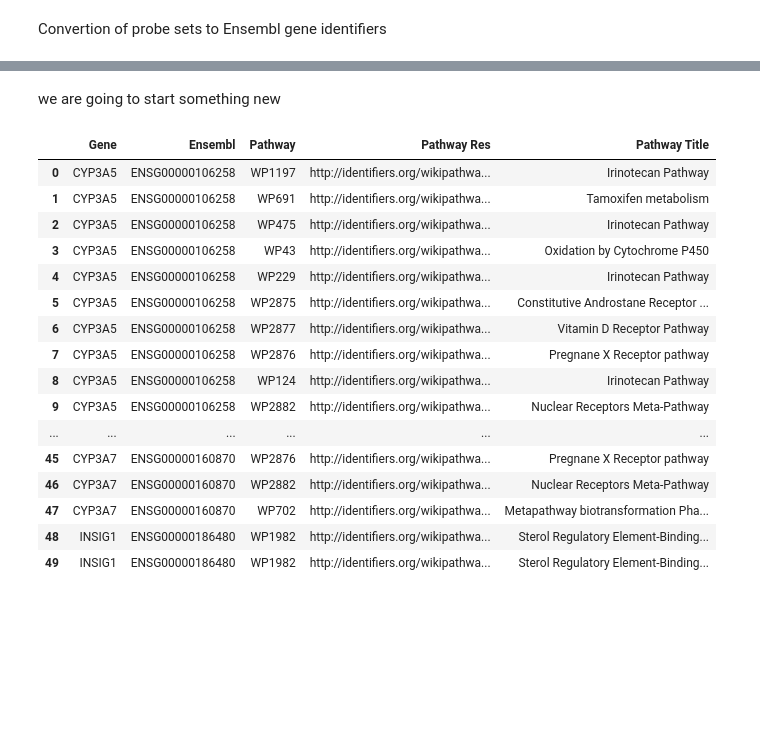
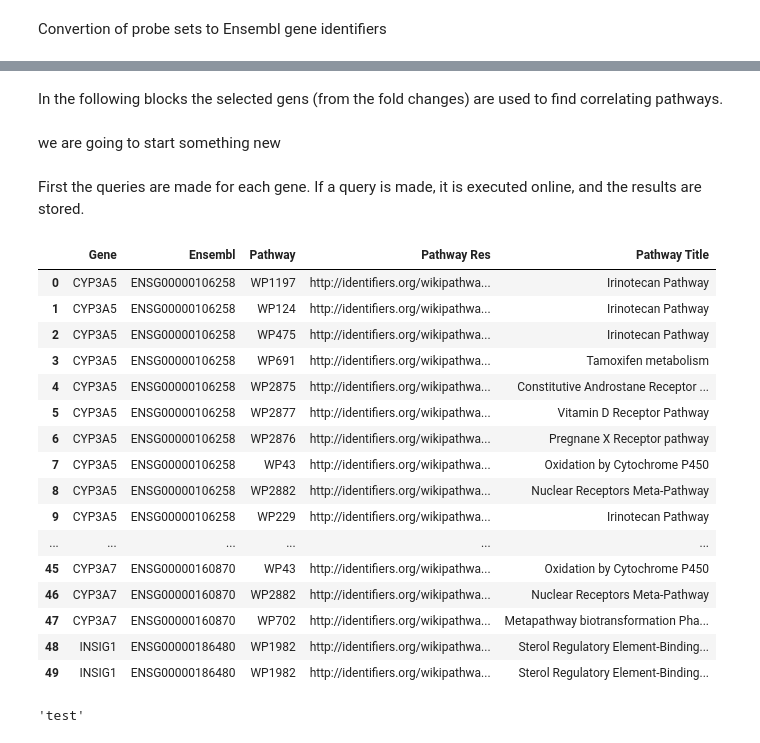
Before and after one commit to OpenRiskNet/notebooks, a Jupyter notebook: BridgeDb/DataCure+AOPlink2.ipynb, the cells around one changed output, grey strips where cells are left out. Cells and saved outputs as stored; diff of their text form; code cells hidden in the pictures; blank space fills up the shorter version.

Commit message:
test differences in jupyter notebook and github

```diff
--- a/BridgeDb/DataCure+AOPlink2.ipynb
+++ b/BridgeDb/DataCure+AOPlink2.ipynb
@@ -27,0 +25,5 @@ explanation about the working code
+# %%
+"""This set, contains the chemical names of the compound that are used in this notebook.
+To research different compounds, you need to change the names.
+"""
+compoundset = {'paracetamol', 'acetominophen', 'methapyrilene', 'phenylbutazone', 'simvastatin', 'valproic acid'}
@@ -110,13 +119,22 @@ bar
 # %%
-# Again contact is maid with Tagates to get more information from the samples.
+# Again contact is maid with "TGGATES" to get more information from the samples.
+
+
+#  The important variable "foldchanges" (which will be used till the last coding block) is made.
 foldchanges = pandas.DataFrame
-for sample in samples["samples"]:  # type: TODO:aanpasen
+
+
+for sample in samples["samples"]:
     sampleId = sample["sampleId"]
-    sampleName = sample["compoundName"]+"\n"+sample["sampleId"]
+    sampleName = sample["compoundName"] + "\n" + sample["sampleId"]
     r3 = requests.get(tggatesconvert+'results',
                       params={'limit': 'none', 'sampleIdFilter': sampleId,
-                              'valueTypeFilter': 'log2fold', 'pValueMax': '0.1'})
+                              'valueTypeFilter': 'log2fold', 'pValueMax': '0.1'})  # The query is execute.
 
+    """The  status code of the query is checked,
+    and a temporarily data frame ("df") is created,
+    to store the results of the query.
+    """
     df = None
     if r3.status_code == 200:
         data = r3.json()
@@ -127,6 +145,7 @@ for sample in samples["samples"]:  # type: TODO:aanpasen
         print("samples has not been created, because the TGGATES Status code was not 200. The code will now exit.")
         exit(1)
 
+    # Every Temporarily data frame is added to  "foldchanges".
     if foldchanges.empty:
         foldchanges = df
     else:
@@ -193,5 +215,7 @@ foldchanges
 | 6991 | 201627_s_at | 2.507150 | 2.567229 | 2.178763 | 2.132357 | ... |
 | 6993 | 201625_s_at | 2.420876 | 2.454265 | 2.004699 | 2.082050 | ... |
 | 7752 | 1553583_a_at | 2.051275 | 1.912558 | 2.909327 | 3.048076 | ... |
+# %% [markdown]
+In the following blocks the selected gens (from the fold changes) are used to find correlating pathways.
 # %% [markdown]
 we are going to start something new
@@ -200,50 +225,57 @@ sparql = SPARQLWrapper("http://sparql.wikipathways.org")
+# %% [markdown]
+First the queries are made for each gene. If a query is made, it is executed online, and the results are stored.
 # %%
+# This is the creation of a data frame to store and represent data created in this coding block.
 pathways = pandas.DataFrame(columns=['Gene', 'Ensembl', 'Pathway', 'Pathway Res', 'Pathway Title'])
 
-genes = foldchanges['Ensembl']
+genes = foldchanges['Ensembl']  # Here we continue with the "foldchanges".
+results = None
 for gene in genes:
+    # Here the queries are made en the results are stored in "results".
     pathwayQuery = '''
       SELECT DISTINCT ?ensembl ?pathwayRes (str(?wpid) as ?pathway) (str(?title) as ?pathwayTitle)
       WHERE {{
         ?gene a wp:GeneProduct ;
           dcterms:identifier ?id ;
           dcterms:isPartOf ?pathwayRes ;
           wp:bdbEnsembl <http://identifiers.org/ensembl/{0}> .
         ?pathwayRes a wp:Pathway ;
           dcterms:identifier ?wpid ;
           dc:title ?title .
         BIND ( "{0}" AS ?ensembl )
       }}
     '''.format(gene)
     sparql.setQuery(pathwayQuery)
-    sparql.setReturnFormat(JSON)
+    sparql.setReturnFormat(JSON)  # Here the queries are made en the results are stored in "results".
     results = sparql.query().convert()
 
     for result in results["results"]["bindings"]:
         pathways = pathways.append({
             'Gene': foldchanges.loc[foldchanges['Ensembl'] == gene].iloc[0]["HGNC"],
             'Ensembl': result["ensembl"]["value"],
             'Pathway': result["pathway"]["value"],
             'Pathway Res': result["pathwayRes"]["value"],
             'Pathway Title': result["pathwayTitle"]["value"],
         }, ignore_index=True)
-
-pathways
 # %% [output]
 |  | Gene | Ensembl | Pathway | Pathway Res | Pathway Title |
 | 0 | CYP3A5 | ENSG00000106258 | WP1197 | http://identifiers.org/wikipathwa... | Irinotecan Pathway |
-| 1 | CYP3A5 | ENSG00000106258 | WP691 | http://identifiers.org/wikipathwa... | Tamoxifen metabolism |
+| 1 | CYP3A5 | ENSG00000106258 | WP124 | http://identifiers.org/wikipathwa... | Irinotecan Pathway |
 | 2 | CYP3A5 | ENSG00000106258 | WP475 | http://identifiers.org/wikipathwa... | Irinotecan Pathway |
-| 3 | CYP3A5 | ENSG00000106258 | WP43 | http://identifiers.org/wikipathwa... | Oxidation by Cytochrome P450 |
-| 4 | CYP3A5 | ENSG00000106258 | WP229 | http://identifiers.org/wikipathwa... | Irinotecan Pathway |
-| 5 | CYP3A5 | ENSG00000106258 | WP2875 | http://identifiers.org/wikipathwa... | Constitutive Androstane Receptor ... |
-| 6 | CYP3A5 | ENSG00000106258 | WP2877 | http://identifiers.org/wikipathwa... | Vitamin D Receptor Pathway |
-| 7 | CYP3A5 | ENSG00000106258 | WP2876 | http://identifiers.org/wikipathwa... | Pregnane X Receptor pathway |
-| 8 | CYP3A5 | ENSG00000106258 | WP124 | http://identifiers.org/wikipathwa... | Irinotecan Pathway |
-| 9 | CYP3A5 | ENSG00000106258 | WP2882 | http://identifiers.org/wikipathwa... | Nuclear Receptors Meta-Pathway |
+| 3 | CYP3A5 | ENSG00000106258 | WP691 | http://identifiers.org/wikipathwa... | Tamoxifen metabolism |
+| 4 | CYP3A5 | ENSG00000106258 | WP2875 | http://identifiers.org/wikipathwa... | Constitutive Androstane Receptor ... |
+| 5 | CYP3A5 | ENSG00000106258 | WP2877 | http://identifiers.org/wikipathwa... | Vitamin D Receptor Pathway |
+| 6 | CYP3A5 | ENSG00000106258 | WP2876 | http://identifiers.org/wikipathwa... | Pregnane X Receptor pathway |
+| 7 | CYP3A5 | ENSG00000106258 | WP43 | http://identifiers.org/wikipathwa... | Oxidation by Cytochrome P450 |
+| 8 | CYP3A5 | ENSG00000106258 | WP2882 | http://identifiers.org/wikipathwa... | Nuclear Receptors Meta-Pathway |
+| 9 | CYP3A5 | ENSG00000106258 | WP229 | http://identifiers.org/wikipathwa... | Irinotecan Pathway |
 | ... | ... | ... | ... | ... | ... |
-| 45 | CYP3A7 | ENSG00000160870 | WP2876 | http://identifiers.org/wikipathwa... | Pregnane X Receptor pathway |
+| 45 | CYP3A7 | ENSG00000160870 | WP43 | http://identifiers.org/wikipathwa... | Oxidation by Cytochrome P450 |
 | 46 | CYP3A7 | ENSG00000160870 | WP2882 | http://identifiers.org/wikipathwa... | Nuclear Receptors Meta-Pathway |
 | 47 | CYP3A7 | ENSG00000160870 | WP702 | http://identifiers.org/wikipathwa... | Metapathway biotransformation Pha... |
 | 48 | INSIG1 | ENSG00000186480 | WP1982 | http://identifiers.org/wikipathwa... | Sterol Regulatory Element-Binding... |
 | 49 | INSIG1 | ENSG00000186480 | WP1982 | http://identifiers.org/wikipathwa... | Sterol Regulatory Element-Binding... |
+# %%
+pathways
+# %% [output]
+'test'
```
Also changed, not shown: parts of 18 cells of this notebook.
